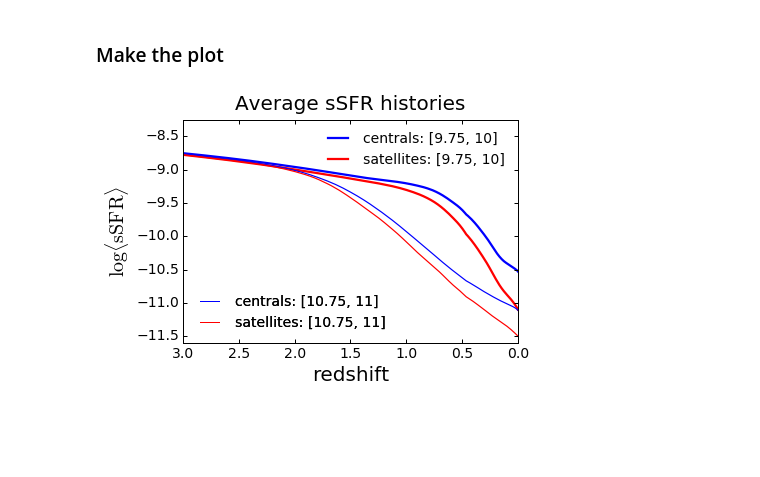
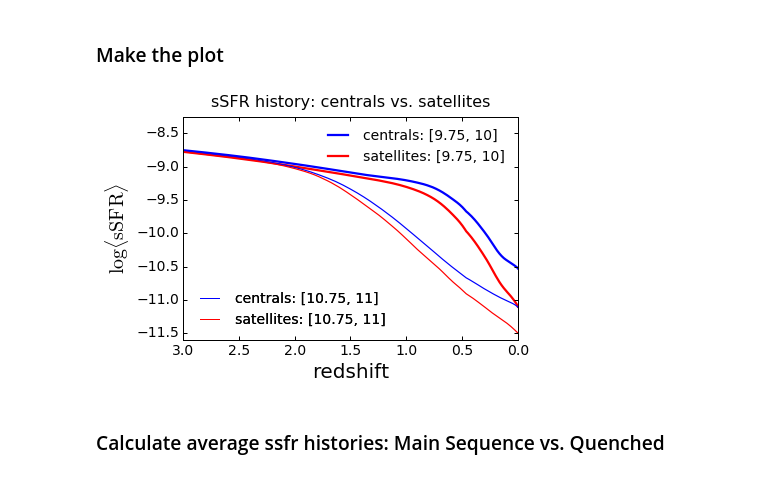
Before and after one commit to aphearin/time_evolving_cam_utils, a Jupyter notebook: mean_ssfh_z0.ipynb, the cells around one changed output. Saved outputs shown, nothing was run; the diff lists cells and outputs as text; code cells hidden in the pictures; blank space fills up the shorter version.

```diff
--- a/mean_ssfh_z0.ipynb
+++ b/mean_ssfh_z0.ipynb
@@ -153,7 +153,8 @@ ax = fig2.add_subplot(111)
 
 xlabel = ax.set_xlabel('redshift', fontsize=20)
 ylabel = ax.set_ylabel(r'$\log \langle {\rm sSFR}\rangle$', fontsize=20)
-title = ax.set_title('Average sSFR histories', fontsize=20, y=1.02) # y param fixes an overhanging title
+title = ax.set_title(r'sSFR history: centrals vs. satellites',
+                     fontsize=16, y=1.02) # y param fixes an overhanging title
 
 ifirst=0
 
@@ -177,31 +178,33 @@ ax.plot(redshift_array, savgol_filter(mean_ssfh_sm_satellites[5, ifirst:], 21, 3
 plt.xlim(xmin = 3, xmax=0)
 plt.ylim(ymin = -11.6, ymax = -8.25)
 
 plt.xticks(fontsize=14)
 plt.yticks(fontsize=14)
 ax.tick_params(axis='x', length=4, width=1, which='major')
 ax.tick_params(axis='x', length=2, width=1, which='minor')
 ax.tick_params(axis='y', length=4, width=1, which='major')
 ax.tick_params(axis='y', length=2, width=1, which='minor')
 
 thick_blue_line = mlines.Line2D([], [], ls = '-', c = 'blue', linewidth=lw*1.5,
                                 label='centrals: [9.75, 10]')
 thick_red_line = mlines.Line2D([], [], ls = '-', c = 'red', linewidth=lw*1.5,
                                 label='satellites: [9.75, 10]')
 
 thin_blue_line = mlines.Line2D([], [], ls = '-', c = 'blue', linewidth=lw/1.5,
                                 label='centrals: [10.75, 11]')
 thin_red_line = mlines.Line2D([], [], ls = '-', c = 'red', linewidth=lw/1.5,
                                 label='satellites: [10.75, 11]')
 
 first_legend = plt.legend(handles=[thick_blue_line, thick_red_line],
                                 frameon=False, loc='upper right', fontsize=14)
 ax.add_artist(first_legend)
 
 second_legend = plt.legend(handles=[thin_blue_line, thin_red_line],
                                 frameon=False, loc='lower left', fontsize=14)
 ax.add_artist(second_legend)
 
 fig2.savefig('FIGS/average_ssfr_history_cens_vs_sats.pdf', bbox_extra_artists=[xlabel, ylabel], bbox_inches='tight')
 # %% [output]
-[figure, old version]
+[figure, new version]
+# %% [markdown]
+### Calculate average ssfr histories: Main Sequence vs. Quenched
```
Also changed, not shown: parts of 3 cells of this notebook, 3 other files.
